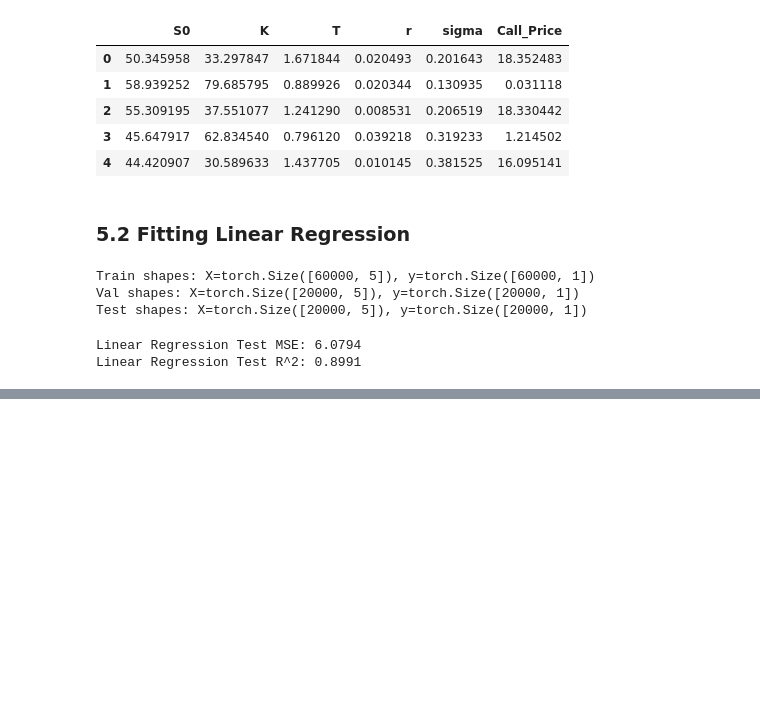
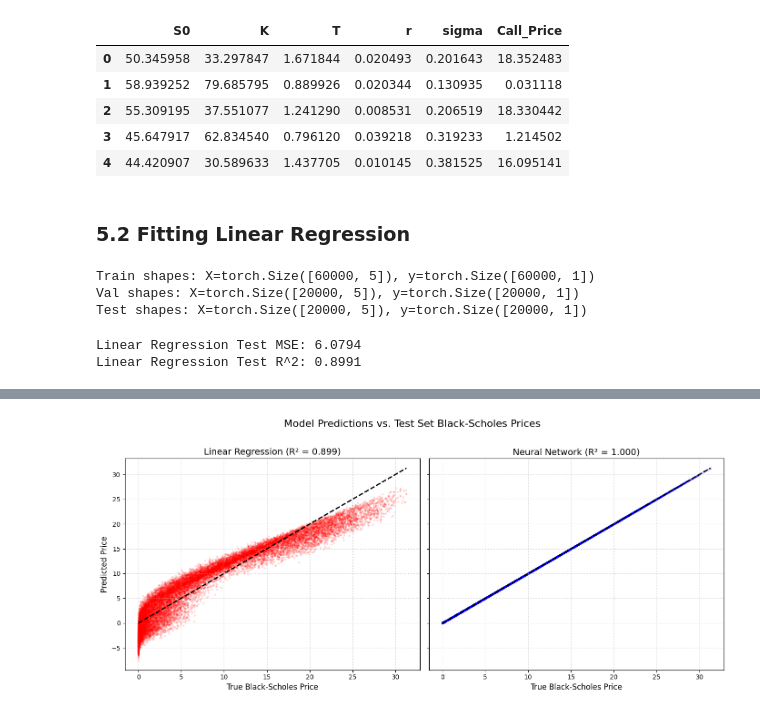
Before and after one commit to yangke34/RSM338-Assignment-6, a Jupyter notebook: RSM338 Assignment 6 Part B.ipynb, the cells around one changed output, grey strips where cells are left out. Cells and saved outputs as stored; diff of their text form; code cells hidden in the pictures; blank space fills up the shorter version.

```diff
--- a/RSM338 Assignment 6 Part B.ipynb
+++ b/RSM338 Assignment 6 Part B.ipynb
@@ -219,0 +228,17 @@ The loss curves demonstrate rapid and stable convergence. Because this dataset i
+# %%
+from sklearn.metrics import mean_squared_error, r2_score
+
+# 1. Load the best weights from the training loop
+bs_model.load_state_dict(best_bs_weights)
+bs_model.eval()
+
+# 2. Generate predictions on the Test Set
+with torch.no_grad():
+    nn_predictions = bs_model(X_test_t).numpy()
+
+# 3. Calculate metrics for the Neural Network
+nn_mse = mean_squared_error(y_test, nn_predictions)
+nn_r2 = r2_score(y_test, nn_predictions)
+
+print(f"Neural Network Test MSE: {nn_mse:.4f} (vs LR: {lr_mse:.4f})")
+print(f"Neural Network Test R^2: {nn_r2:.4f} (vs LR: {lr_r2:.4f})")
@@ -219,0 +252,24 @@ The loss curves demonstrate rapid and stable convergence. Because this dataset i
+# %%
+# 4. Generate Scatter Plots for Problem 5(e)
+fig, axes = plt.subplots(1, 2, figsize=(14, 6), sharey=True)
+
+# Scatter plot for Linear Regression
+axes[0].scatter(y_test, lr_predictions, alpha=0.1, color='red', s=5)
+axes[0].plot([y_test.min(), y_test.max()], [y_test.min(), y_test.max()], 'k--', lw=2) # 45-degree line
+axes[0].set_title(f'Linear Regression (R² = {lr_r2:.3f})', fontsize=14)
+axes[0].set_xlabel('True Black-Scholes Price', fontsize=12)
+axes[0].set_ylabel('Predicted Price', fontsize=12)
+axes[0].grid(True, linestyle=':', alpha=0.7)
+
+# Scatter plot for Neural Network
+axes[1].scatter(y_test, nn_predictions, alpha=0.1, color='blue', s=5)
+axes[1].plot([y_test.min(), y_test.max()], [y_test.min(), y_test.max()], 'k--', lw=2) # 45-degree line
+axes[1].set_title(f'Neural Network (R² = {nn_r2:.3f})', fontsize=14)
+axes[1].set_xlabel('True Black-Scholes Price', fontsize=12)
+axes[1].grid(True, linestyle=':', alpha=0.7)
+
+plt.suptitle('Model Predictions vs. Test Set Black-Scholes Prices', fontsize=16, y=1.02)
+plt.tight_layout()
+plt.show()
+# %% [output]
+[figure, added]
```
Also changed, not shown: parts of 7 cells of this notebook.
